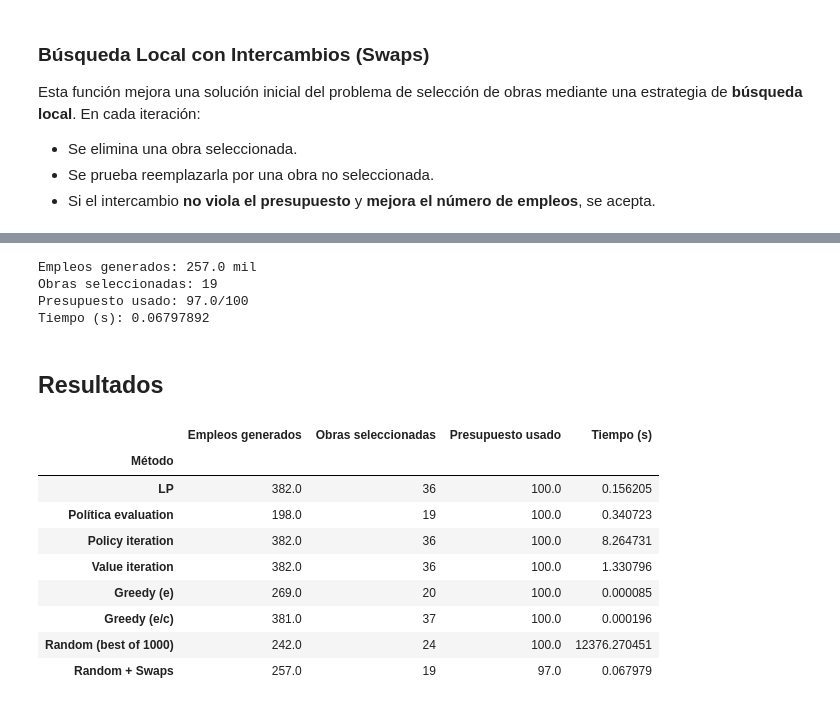
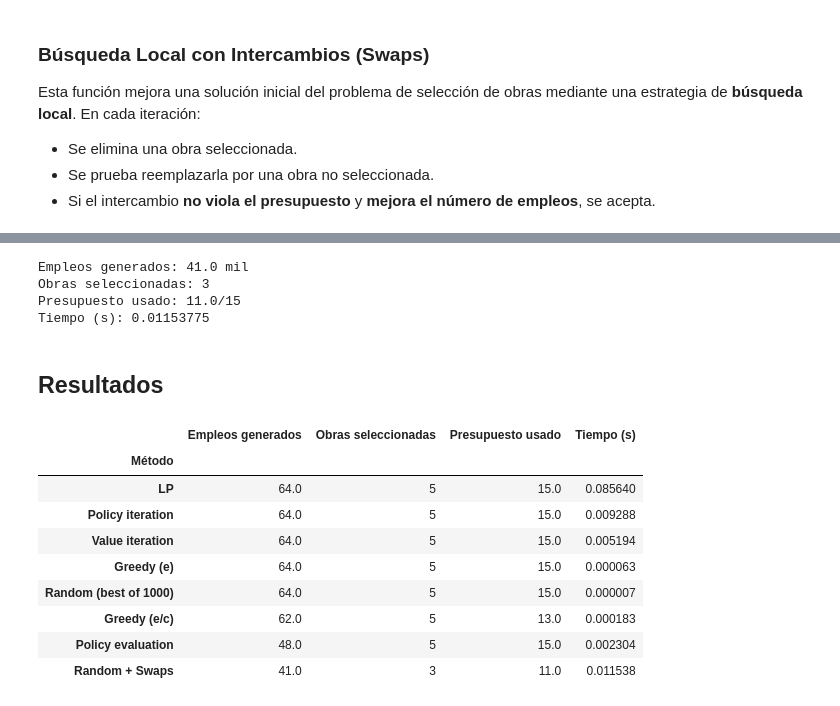
Before and after one commit to Asistencia-Optimizacion/Material_Reforma, a Jupyter notebook: Knapsack/MinObras.ipynb, the cells around one changed output, grey strips where cells are left out. Cells and saved outputs as stored; diff of their text form; code cells hidden in the pictures.

```diff
--- a/Knapsack/MinObras.ipynb
+++ b/Knapsack/MinObras.ipynb
@@ -51,7 +52,7 @@ sys.path.append(os.path.abspath("../Instances"))
 from InsKnapsack import generar_datos
 
 # Generar un conjunto de'n' "obras" (ítems) con beneficios y pesos
-obras = generar_datos(100)
+obras = generar_datos(15)
 
 # --------------------------------------------------------------------------
 # 3. PREPARAR ESTRUCTURA PARA ALMACENAR RESULTADOS
@@ -466,7 +503,7 @@ valor_total, objetos_tomados, peso_total = env.report_from_policy(policy)
 # 4. ALMACENAR RESULTADOS EN LISTA DE REPORTES
 # --------------------------------------------------------------------------
 resultados.append({
-    "Método"             : "Política evaluation",
+    "Método"             : "Policy evaluation",
     "Empleos generados"  : round(valor_total, 3),
     "Obras seleccionadas": len(objetos_tomados),
     "Presupuesto usado"  : round(peso_total, 2),
@@ -974,6 +1105,6 @@ resultados.append({
     "Empleos generados"  : mejor_obj,
     "Obras seleccionadas": len(mejor_obras),
     "Presupuesto usado"  : mejor_presupuesto,
-    "Tiempo (s)"         : end_global
+    "Tiempo (s)"         : mejor_tiempo
 })
 # %% [output]
@@ -1108,34 +1280,37 @@ resultados.append({
     "Tiempo (s)"         : end - start
 })
 # %% [output]
-Empleos generados: 257.0 mil
-Obras seleccionadas: 19
-Presupuesto usado: 97.0/100
-Tiempo (s): 0.06797892
+Empleos generados: 41.0 mil
+Obras seleccionadas: 3
+Presupuesto usado: 11.0/15
+Tiempo (s): 0.01153775
 # %% [markdown]
 ## Resultados
 # %%
 import pandas as pd
 
 # -- Crear DataFrame desde la lista de resultados --
 df_resultados = pd.DataFrame(resultados)
 
-# -- Establecer 'Método' como índice para facilitar la comparación --
+# -- Establecer 'Método' como índice --
 df_resultados.set_index("Método", inplace=True)
 
-# -- Visualizar resultados --
+# -- Ordenar por empleos generados (de mayor a menor) --
+df_resultados.sort_values("Empleos generados", ascending=False, inplace=True)
+
+# -- Visualizar resultados ordenados --
 df_resultados
 # %% [output]
 |  | Empleos generados | Obras seleccionadas | Presupuesto usado | Tiempo (s) |
 | Método |  |  |  |  |
-| LP | 382.0 | 36 | 100.0 | 0.156205 |
-| Política evaluation | 198.0 | 19 | 100.0 | 0.340723 |
-| Policy iteration | 382.0 | 36 | 100.0 | 8.264731 |
-| Value iteration | 382.0 | 36 | 100.0 | 1.330796 |
-| Greedy (e) | 269.0 | 20 | 100.0 | 0.000085 |
-| Greedy (e/c) | 381.0 | 37 | 100.0 | 0.000196 |
-| Random (best of 1000) | 242.0 | 24 | 100.0 | 12376.270451 |
-| Random + Swaps | 257.0 | 19 | 97.0 | 0.067979 |
+| LP | 64.0 | 5 | 15.0 | 0.085640 |
+| Policy iteration | 64.0 | 5 | 15.0 | 0.009288 |
+| Value iteration | 64.0 | 5 | 15.0 | 0.005194 |
+| Greedy (e) | 64.0 | 5 | 15.0 | 0.000063 |
+| Random (best of 1000) | 64.0 | 5 | 15.0 | 0.000007 |
+| Greedy (e/c) | 62.0 | 5 | 13.0 | 0.000183 |
+| Policy evaluation | 48.0 | 5 | 15.0 | 0.002304 |
+| Random + Swaps | 41.0 | 3 | 11.0 | 0.011538 |
 # %%
 # -- Tomar la solución base de referencia (LP) --
 base_lp = df_resultados.loc["LP"]
```
Also changed, not shown: parts of 38 cells of this notebook, 1 other file.
